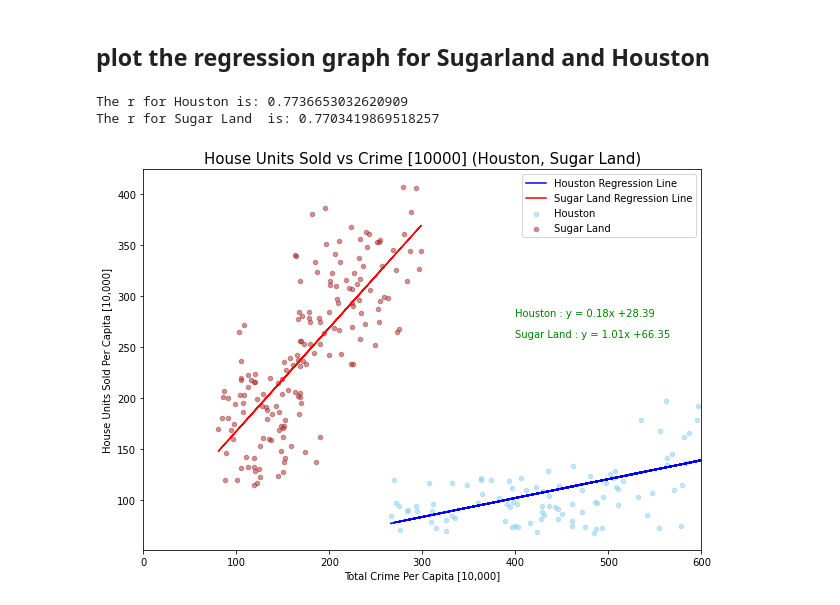
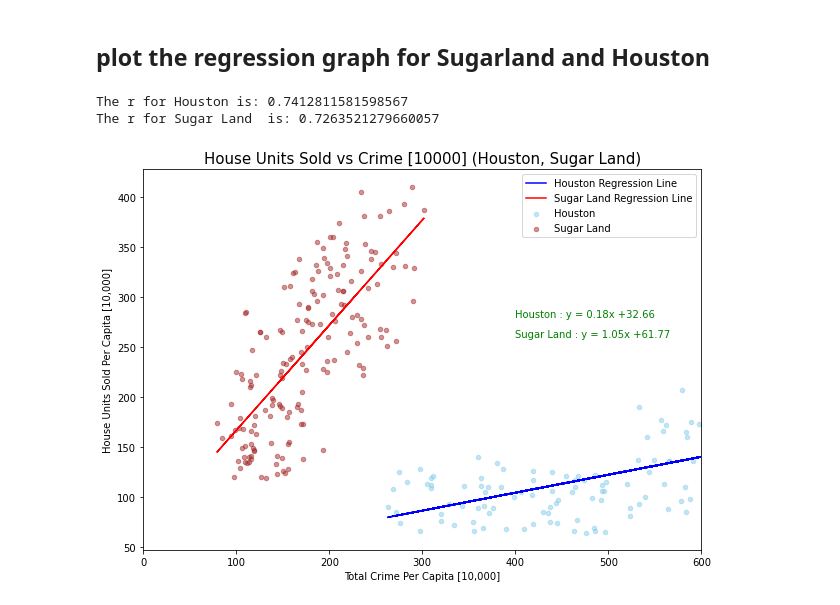
Before and after one commit to andresocorro/project_1, a Jupyter notebook: src_files/HousingAnalysisForDifferentCities.ipynb, the cells around one changed output. Drawn from its saved outputs; the diff is of its cells as text; code cells hidden in the pictures.

```diff
--- a/src_files/HousingAnalysisForDifferentCities.ipynb
+++ b/src_files/HousingAnalysisForDifferentCities.ipynb
@@ -16,7 +16,7 @@ from pprint import pprint
 ## Read the dataset - Crime and Housing Data
 # %%
 # read the dataset - Crime and Housing Data
-file_path = os.path.join("..", "Resources", "Redfin_CrimeMergeDataset.csv")
+file_path = os.path.join("..", "Resources", "Redfin_CrimeDetailedset.csv")
 housingCrimeDF = pd.read_csv(file_path)
 print(f"Data Shape: {housingCrimeDF.shape}")
 housingCrimeDF.head()
@@ -266,3 +33,10 @@ crimeRandomSampleLeagueCitydf.head()
+# %%
+# build the data frames for analysis
+
+houstondf = housingCrimeDF[housingCrimeDF['City'] == 'Houston']
+friendswooddf = housingCrimeDF[housingCrimeDF['City'] == 'Friendswood']
+leagueCitydf = housingCrimeDF[housingCrimeDF['City'] == 'League City']
+sugarlanddf = housingCrimeDF[housingCrimeDF['City'] == 'Sugar Land']
 # %% [markdown]
 ## Plot the regression graph
 # %%
@@ -337,69 +111,50 @@ The pValue for League City  is: 0.0
 # %%
 
 # Perform a linear regression on crime vs units sold
-(slopeH, interceptH, rvalueH, pvalueH, stderrH) = stats.linregress(crimeRandomSampleHoustondf['Total Crime Per Capita [10,000]'], crimeRandomSampleHoustondf['Homes Sold'] )
+(slopeH, interceptH, rvalueH, pvalueH, stderrH) = stats.linregress(houstondf['Total Crime Per Capita [10,000]'], houstondf['Homes Sold'] )
 # Get regression values
-regress_valuesHouston = crimeRandomSampleHoustondf['Total Crime Per Capita [10,000]'] * slopeH + interceptH
-
+regress_valuesHouston = houstondf['Total Crime Per Capita [10,000]'] * slopeH + interceptH
  # Create line equation string
 line_eqH = "Houston : y = " + str(round(slopeH,2)) + "x +" + str(round(interceptH,2))
 
-
-# # Perform a linear regression on crime  vs units sold
-# (slopeF, interceptF, rvalueF, pvalueF, stderrF) = stats.linregress(crimeRandomSampleFriendswooddf['Total Crime Per Capita [10,000]'], crimeRandomSampleFriendswooddf['Homes Sold'])
-# # Get regression values
-# regress_valuesFriendswood = crimeRandomSampleFriendswooddf['Total Crime Per Capita [10,000]'] * slopeF + interceptF
-#  # Create line equation string
-# line_eqF = "Friendswood : y = " + str(round(slopeF,2)) + "x +" + str(round(interceptF,2))
-
-
 # Perform a linear regression on temperature  vs units sold
-(slopeS, interceptS, rvalueS, pvalueS, stderrS) = stats.linregress(crimeRandomSampleSugarLanddf['Total Crime Per Capita [10,000]'], crimeRandomSampleSugarLanddf['Homes Sold'])
+(slopeS, interceptS, rvalueS, pvalueS, stderrS) = stats.linregress(sugarlanddf['Total Crime Per Capita [10,000]'], sugarlanddf['Homes Sold'])
 # Get regression values
-regress_valuesSugarLand = crimeRandomSampleSugarLanddf['Total Crime Per Capita [10,000]'] * slopeS + interceptS
+regress_valuesSugarLand = sugarlanddf['Total Crime Per Capita [10,000]'] * slopeS + interceptS
  # Create line equation string
 line_eqS = "Sugar Land : y = " + str(round(slopeS,2)) + "x +" + str(round(interceptS,2))
 
+# Create Plot
+ax1 = houstondf.plot(kind='scatter', x='Total Crime Per Capita [10,000]', y='Homes Sold', color ='skyblue',  alpha=0.5, figsize=(10, 7))
+sugarlanddf.plot(kind='scatter', x='Total Crime Per Capita [10,000]', y='Homes Sold', color ='brown', alpha=0.5, figsize=(10, 7),  ax=ax1)
 
-
-# Create Plot
-ax1 = crimeRandomSampleHoustondf.plot(kind='scatter', x='Total Crime Per Capita [10,000]', y='Homes Sold', color ='skyblue',  alpha=0.5, figsize=(10, 7))
-
-#crimeRandomSampleFriendswooddf.plot(kind='scatter', x='Total Crime Per Capita [10,000]', y='Homes Sold', color ='grey', alpha=0.5, figsize=(10, 7),  ax=ax1)
-crimeRandomSampleSugarLanddf.plot(kind='scatter', x='Total Crime Per Capita [10,000]', y='Homes Sold', color ='brown', alpha=0.5, figsize=(10, 7),  ax=ax1)
-
-plt.plot(crimeRandomSampleHoustondf['Total Crime Per Capita [10,000]'],regress_valuesHouston,"b-")
-#plt.plot(crimeRandomSampleFriendswooddf['Total Crime Per Capita [10,000]'],regress_valuesFriendswood,"k-")
-plt.plot(crimeRandomSampleSugarLanddf['Total Crime Per Capita [10,000]'],regress_valuesSugarLand,"r-")
+plt.plot(houstondf['Total Crime Per Capita [10,000]'],regress_valuesHouston,"b-")
+plt.plot(sugarlanddf['Total Crime Per Capita [10,000]'],regress_valuesSugarLand,"r-")
 
 
 plt.text(400,280,line_eqH, fontsize=10,color="green")
 #plt.text(400,280,line_eqF, fontsize=10,color="green")
 plt.text(400,260,line_eqS, fontsize=10,color="green")
 
-
-
-
-
+#print r values
 print(f"The r for Houston is: {rvalueH}")
-#print(f"The r for Friendswood  is: {rvalueF}")
 print(f"The r for Sugar Land  is: {rvalueS}")
 
 # legend, title and labels.
 #plt.legend(labels=['Houston Regresion Line', 'Friendswood', 'Sugar Land Regresion Line', 'Houston', 'Friendswood', 'Sugar Land'])
 plt.legend(labels=['Houston Regression Line', 'Sugar Land Regression Line', 'Houston', 'Sugar Land'])
 plt.title('House Units Sold vs Crime [10000] (Houston, Sugar Land)', size=15)
 plt.xlabel('Total Crime Per Capita [10,000]')
 plt.ylabel('House Units Sold Per Capita [10,000]');
 plt.xlim(0,600)
 
 # Save the plotted figures as .pngs
 output_path = os.path.join("..", "Images", "SalesVsCrime_HoustonSugarLand.png")
 plt.savefig(output_path)
 
 #show the graph
 plt.show()
 # %% [output]
-The r for Houston is: 0.7736653032620909
-The r for Sugar Land  is: 0.7703419869518257
+The r for Houston is: 0.7412811581598567
+The r for Sugar Land  is: 0.7263521279660057
-[figure, old version]
+[figure, new version]
```
Also changed, not shown: parts of 7 cells of this notebook, 4 other files.
